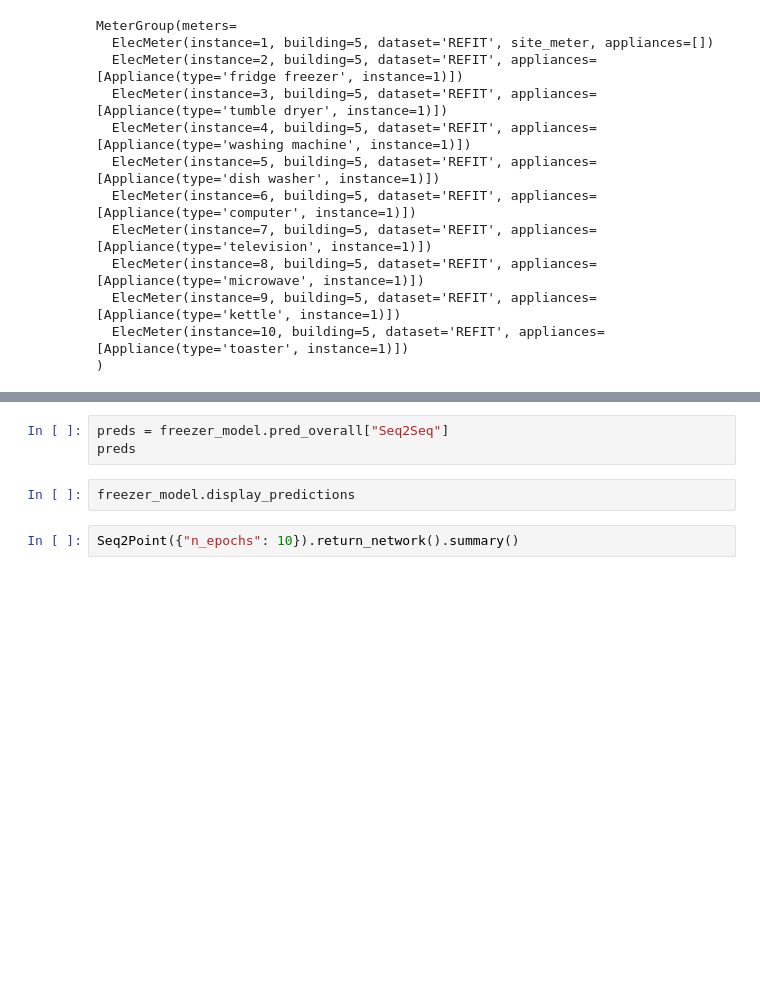
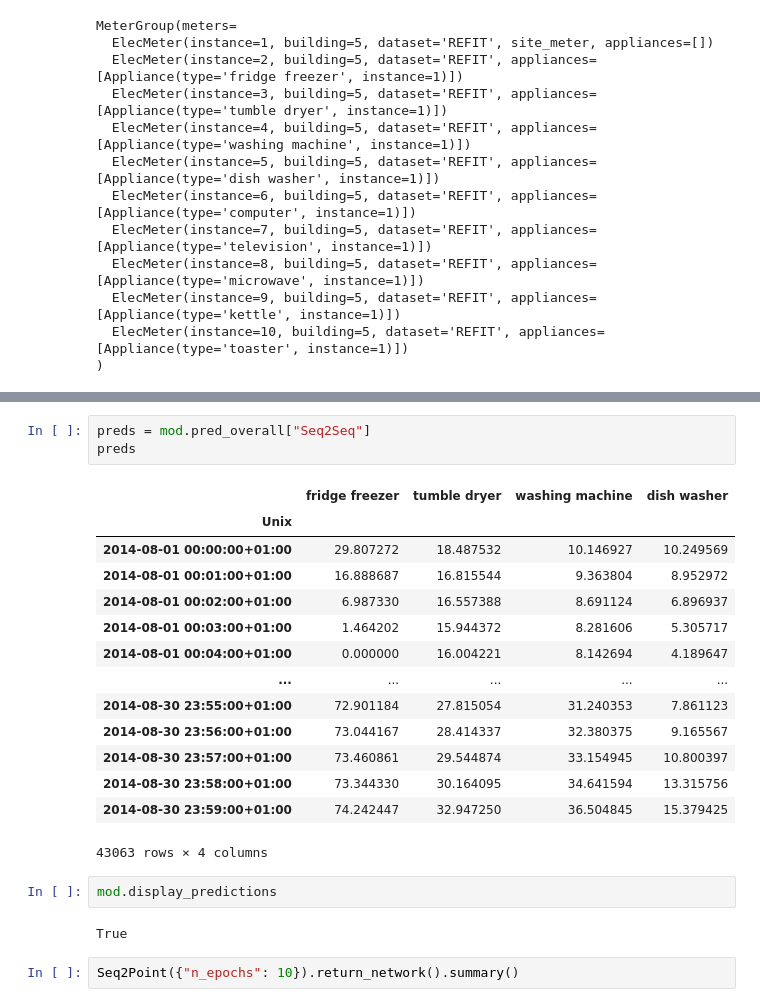
Before and after one commit to johannesgl4d0s/case_study, a Jupyter notebook: CaseStudy1_ml.ipynb, the cells around one changed output, grey strips where cells are left out. Drawn from its saved outputs; the diff is of its cells as text; blank space fills up the shorter version.

```diff
--- a/CaseStudy1_ml.ipynb
+++ b/CaseStudy1_ml.ipynb
@@ -126,8 +141,25 @@ ndir(freezer_model)
 # %%
-preds = freezer_model.pred_overall["Seq2Seq"]
+preds = mod.pred_overall["Seq2Seq"]
 preds
+# %% [output]
+|  | fridge freezer | tumble dryer | washing machine | dish washer |
+| Unix |  |  |  |  |
+| 2014-08-01 00:00:00+01:00 | 29.807272 | 18.487532 | 10.146927 | 10.249569 |
+| 2014-08-01 00:01:00+01:00 | 16.888687 | 16.815544 | 9.363804 | 8.952972 |
+| 2014-08-01 00:02:00+01:00 | 6.987330 | 16.557388 | 8.691124 | 6.896937 |
+| 2014-08-01 00:03:00+01:00 | 1.464202 | 15.944372 | 8.281606 | 5.305717 |
+| 2014-08-01 00:04:00+01:00 | 0.000000 | 16.004221 | 8.142694 | 4.189647 |
+| ... | ... | ... | ... | ... |
+| 2014-08-30 23:55:00+01:00 | 72.901184 | 27.815054 | 31.240353 | 7.861123 |
+| 2014-08-30 23:56:00+01:00 | 73.044167 | 28.414337 | 32.380375 | 9.165567 |
+| 2014-08-30 23:57:00+01:00 | 73.460861 | 29.544874 | 33.154945 | 10.800397 |
+| 2014-08-30 23:58:00+01:00 | 73.344330 | 30.164095 | 34.641594 | 13.315756 |
+| 2014-08-30 23:59:00+01:00 | 74.242447 | 32.947250 | 36.504845 | 15.379425 |
+43063 rows × 4 columns
 # %%
-freezer_model.display_predictions
+mod.display_predictions
+# %% [output]
+True
 # %%
 Seq2Point({"n_epochs": 10}).return_network().summary()
 # %% [output]
```
Also changed, not shown: parts of 11 cells of this notebook.
